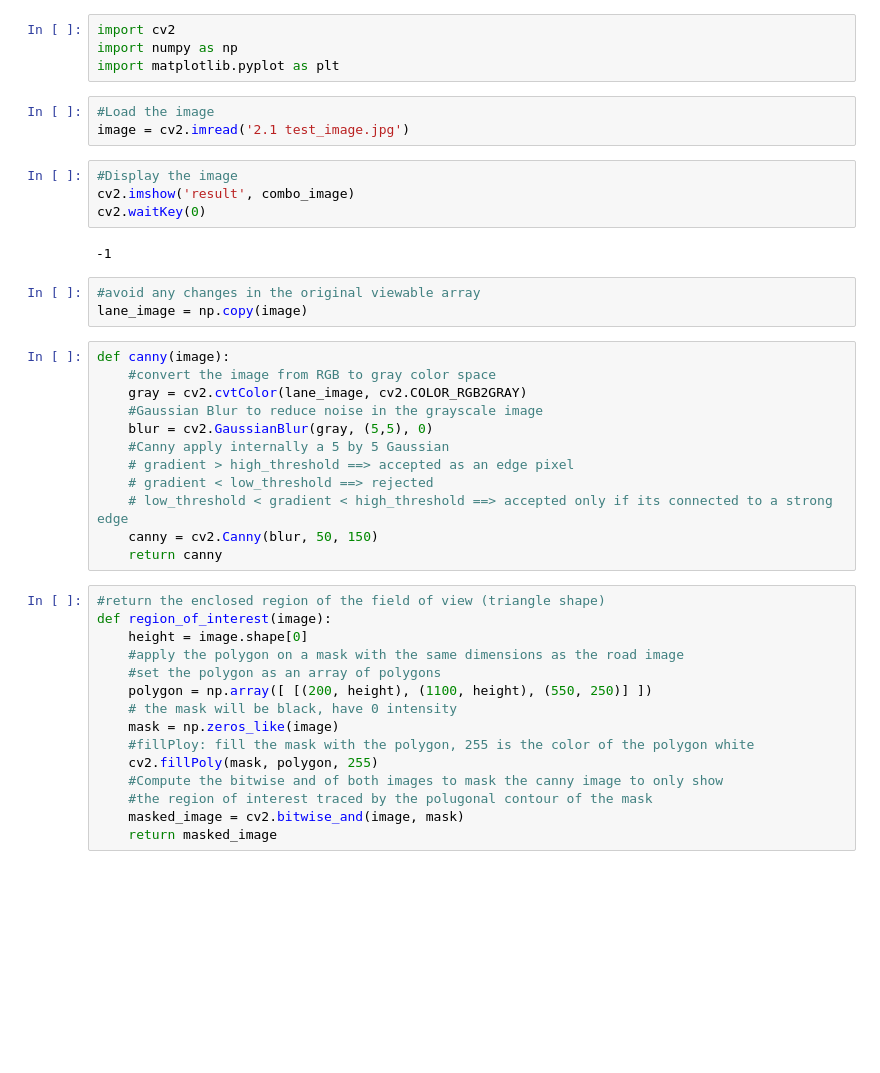
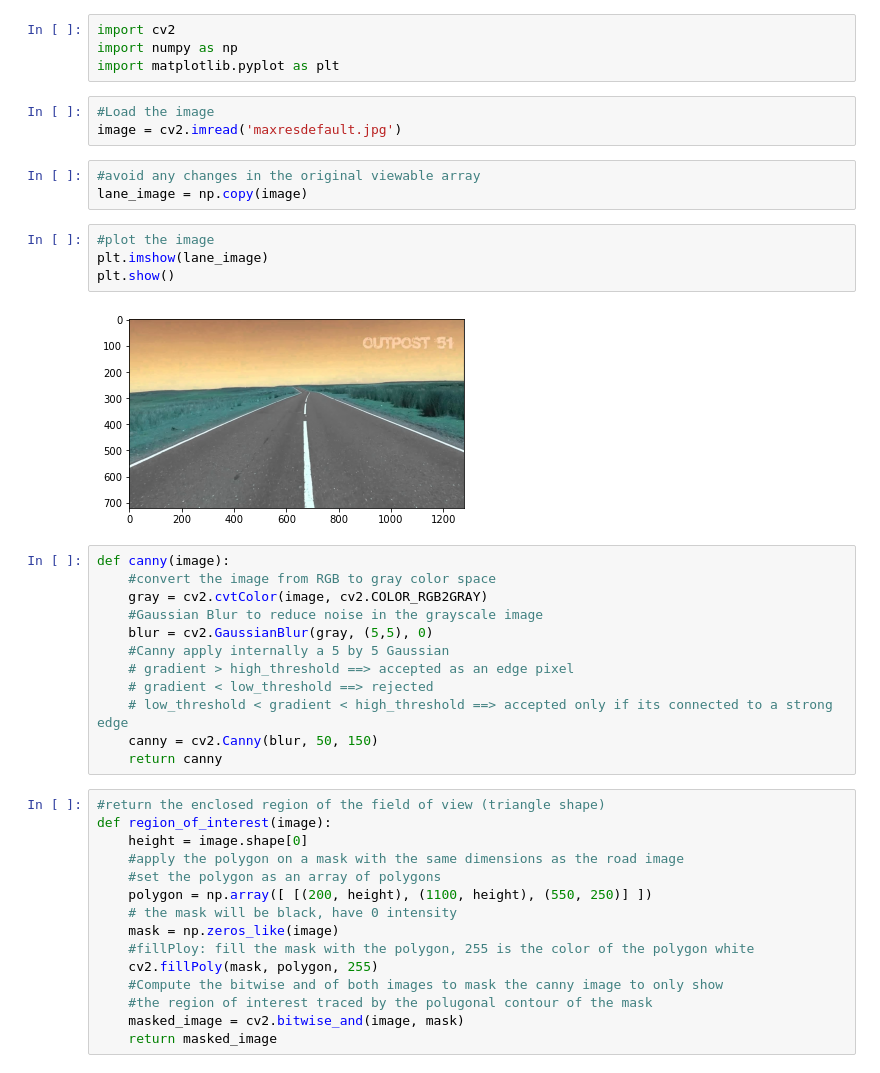
Before and after one commit to TheSoloLeveling/IA-Prototypes-Dev, a Jupyter notebook: Untitled-1.ipynb, the cells around one changed output. Drawn from its saved outputs; the diff is of its cells as text; blank space fills up the shorter version.

```diff
--- a/Untitled-1.ipynb
+++ b/Untitled-1.ipynb
@@ -4,20 +4,20 @@ import numpy as np
 import matplotlib.pyplot as plt
 # %%
 #Load the image
-image = cv2.imread('2.1 test_image.jpg')
+image = cv2.imread('maxresdefault.jpg')
-# %%
-#Display the image
-cv2.imshow('result', combo_image)
-cv2.waitKey(0)
-# %% [output]
--1
 # %%
 #avoid any changes in the original viewable array
 lane_image = np.copy(image)
+# %%
+#plot the image
+plt.imshow(lane_image)
+plt.show()
+# %% [output]
+[figure, added]
 # %%
 def canny(image):
     #convert the image from RGB to gray color space
-    gray = cv2.cvtColor(lane_image, cv2.COLOR_RGB2GRAY)
+    gray = cv2.cvtColor(image, cv2.COLOR_RGB2GRAY)
     #Gaussian Blur to reduce noise in the grayscale image
     blur = cv2.GaussianBlur(gray, (5,5), 0)
     #Canny apply internally a 5 by 5 Gaussian
```
Also changed, not shown: parts of 17 cells of this notebook.
